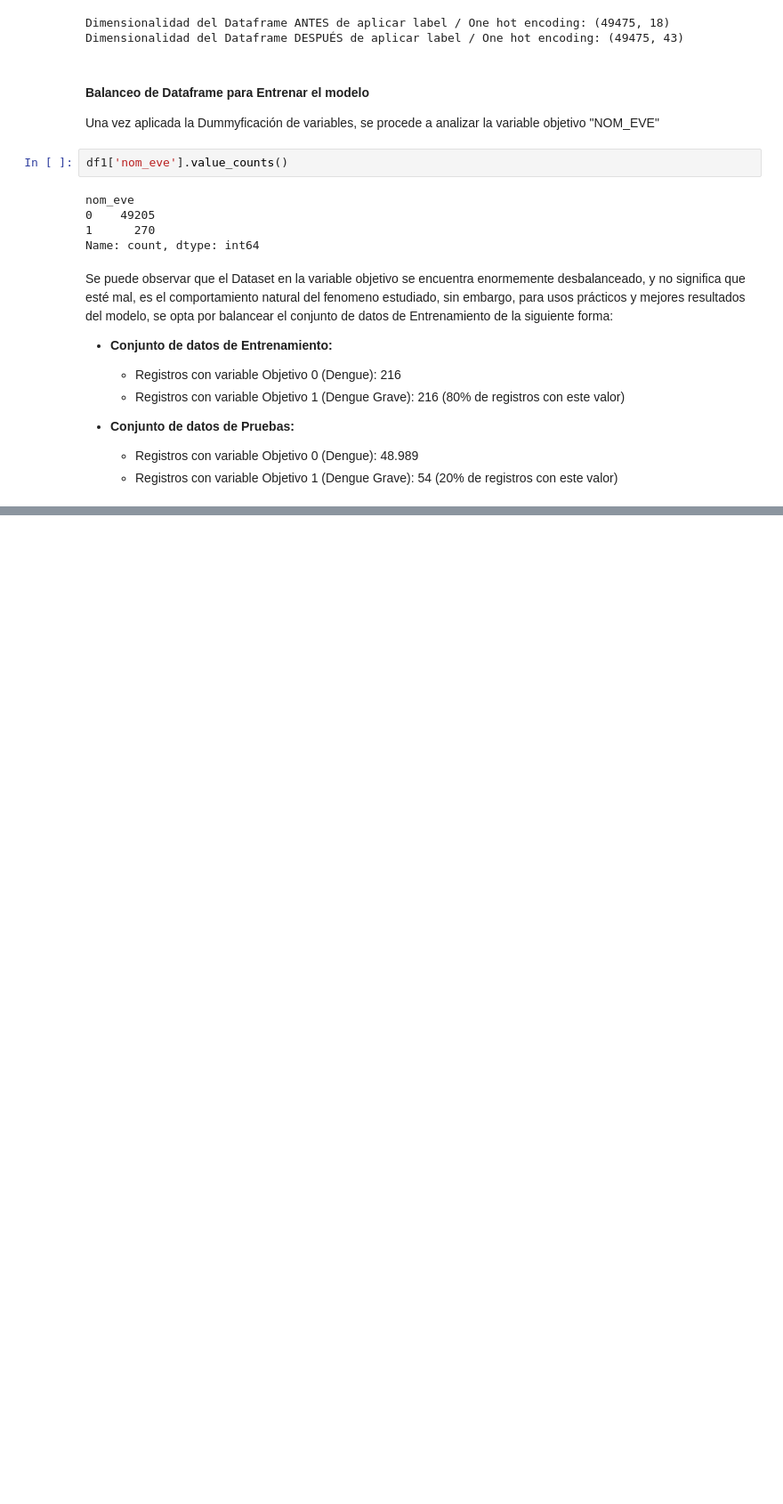
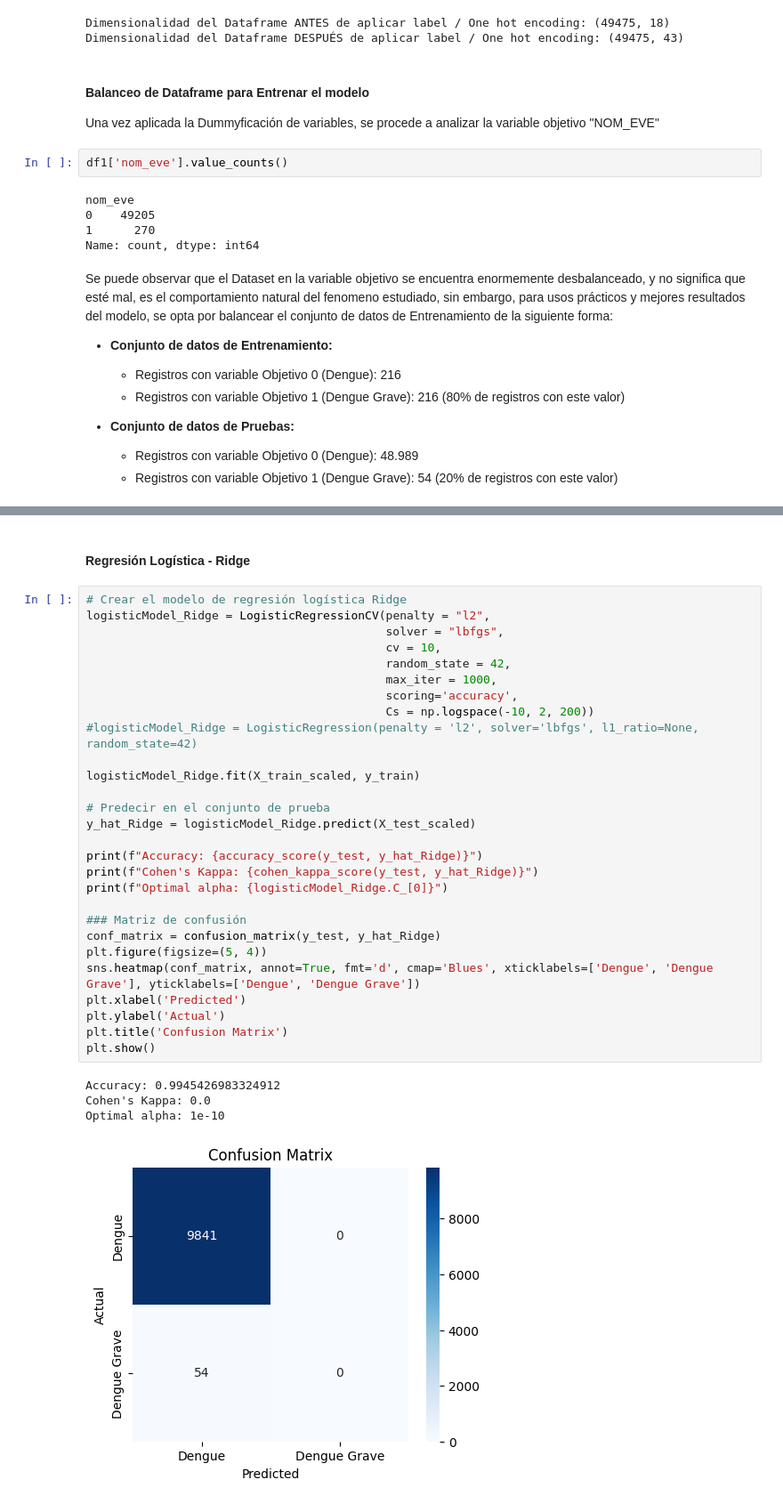
Before and after one commit to ngarciap/Analisis_Cuantitativo, a Jupyter notebook: Taller_3_Punto4.ipynb, the cells around one changed output, grey strips where cells are left out. Shown at 89% size. Cells and saved outputs as stored; diff of their text form; blank space fills up the shorter version.

```diff
--- a/Taller_3_Punto4.ipynb
+++ b/Taller_3_Punto4.ipynb
@@ -218,0 +265,35 @@ Name: count, dtype: int64
+# %% [markdown]
+#### **Regresión Logística - Ridge**
+# %%
+# Crear el modelo de regresión logística Ridge
+logisticModel_Ridge = LogisticRegressionCV(penalty = "l2",
+                                           solver = "lbfgs",
+                                           cv = 10,
+                                           random_state = 42,
+                                           max_iter = 1000,
+                                           scoring='accuracy',
+                                           Cs = np.logspace(-10, 2, 200))
+#logisticModel_Ridge = LogisticRegression(penalty = 'l2', solver='lbfgs', l1_ratio=None, random_state=42)
+
+logisticModel_Ridge.fit(X_train_scaled, y_train)
+
+# Predecir en el conjunto de prueba
+y_hat_Ridge = logisticModel_Ridge.predict(X_test_scaled)
+
+print(f"Accuracy: {accuracy_score(y_test, y_hat_Ridge)}")
+print(f"Cohen's Kappa: {cohen_kappa_score(y_test, y_hat_Ridge)}")
+print(f"Optimal alpha: {logisticModel_Ridge.C_[0]}")
+
+### Matriz de confusión
+conf_matrix = confusion_matrix(y_test, y_hat_Ridge)
+plt.figure(figsize=(5, 4))
+sns.heatmap(conf_matrix, annot=True, fmt='d', cmap='Blues', xticklabels=['Dengue', 'Dengue Grave'], yticklabels=['Dengue', 'Dengue Grave'])
+plt.xlabel('Predicted')
+plt.ylabel('Actual')
+plt.title('Confusion Matrix')
+plt.show()
+# %% [output]
+Accuracy: 0.9945426983324912
+Cohen's Kappa: 0.0
+Optimal alpha: 1e-10
+[figure, added]
```
Also changed, not shown: parts of 12 cells of this notebook, 1 other file.
